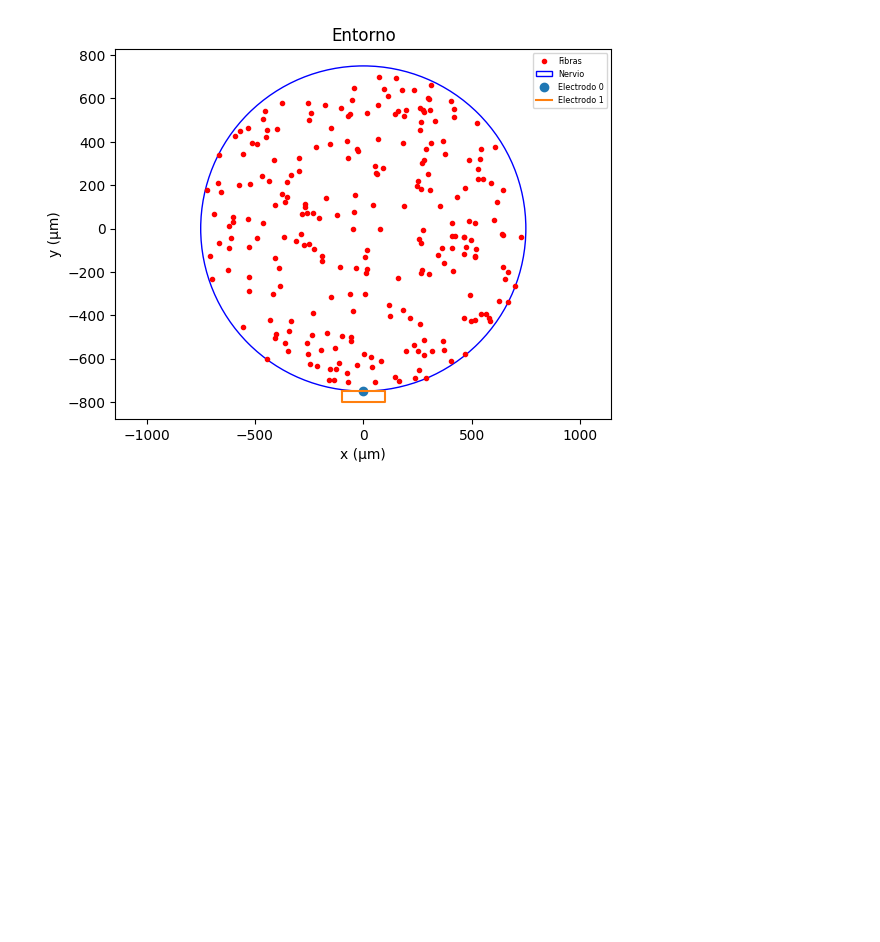
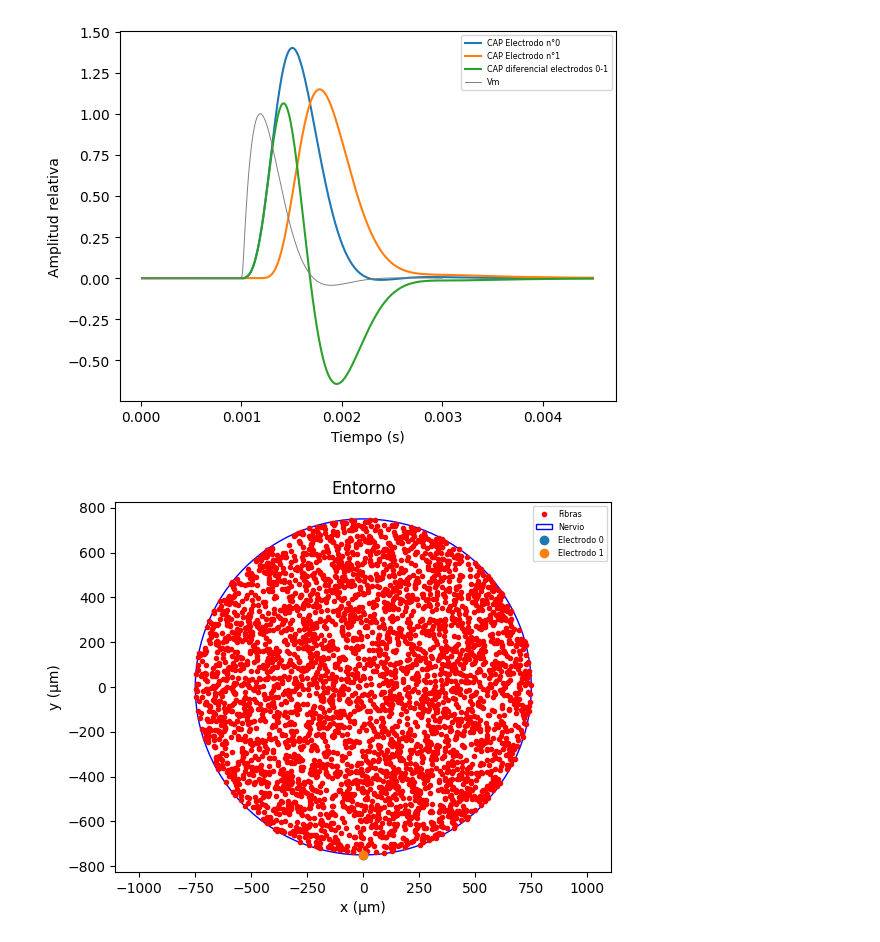
Before and after one commit to rmserra/proyecto-de-graduacion, a Jupyter notebook: prueba.ipynb, the cells around one changed output. Drawn from its saved outputs; the diff is of its cells as text; code cells hidden in the pictures; blank space fills up the shorter version.

Commit message:
Version final de simulacion

```diff
--- a/prueba.ipynb
+++ b/prueba.ipynb
@@ -8,10 +107,52 @@ Ir ejecutando linea por linea, paso por paso
 # %%
-a = simulacion.Entorno(nombre='Experimento_01')
-a.crear_nervio(diametro = 1500,num_fibras=250,metodo_poblacion = 'uniforme_con_superposicion',diametro_fibra=4.5,distancia_nodos=2000,longitud=50000,porcentaje_cobertura=100,var_diametro=1.5,variacion_nodos = 0)
-a.crear_electrodo(tipo='punto',pos_x = 0,pos_y = -750,pos_z = 10000,zona_influencia=4000,grosor=0,funcion = simulacion.funcion_gaussiana)
-a.crear_electrodo(tipo='poligono',lista_coordenadas = [(-100,-750),(100,-750),(100,-800),(-100,-800)],pos_z = 20000,zona_influencia=4000,grosor=0,funcion = simulacion.funcion_gaussiana)
-a.crear_estimulo(tipo_estimulo='potencial_de_accion',frec_muestreo=100000,tiempo_estimulo=0.003,tiempo_inicio = 0.001,frec_corte = 1000,orden_filtro = 2)
+experimento_02 = simulacion.Entorno(nombre = 'Mi_Experimento_02')
+
+experimento_02.crear_nervio(diametro = 1500,
+				                    longitud = 50000,
+				                    num_fibras = 4000,
+				                    diametro_fibra = 4.5,
+				                    var_diametro = 1.5,
+				                    distancia_nodos = 2000,
+									conductividad_transversal=None,
+				                    porcentaje_cobertura=100,
+				                    metodo_poblacion='uniforme_con_superposicion',
+					                semilla=None,
+				                    alfa=7.6,
+				                    velocidad=None,
+				                    variacion_nodos=0,
+				                    distribucion_variacion='uniforme',
+				                    desplazamiento=0)
+
+
+# Primer electrodo
+experimento_02.crear_electrodo(tipo = 'punto',
+								pos_x = 0,
+								pos_y = -750,
+								pos_z = 10000,
+								zona_influencia = 10000,
+								grosor=0,
+								funcion=simulacion.funcion_trapecio)
+
+# Segundo electrodo
+experimento_02.crear_electrodo(tipo = 'punto',
+                               pos_x = 0,
+                               pos_y = -750,
+							   pos_z = 20000,
+							   zona_influencia = 10000,
+							   grosor=0,
+							   funcion=simulacion.funcion_trapecio)
+
+experimento_02.crear_estimulo(tipo_estimulo = 'potencial_de_accion',
+															frec_muestreo = 100000,
+															tiempo_estimulo = 0.003,
+															tiempo_inicio = 0.001,
+															frec_corte = 1000,
+															orden_filtro = 2)
+
+experimento_02.cap()
+experimento_02.cap_diferencial(posicion_1 = 0, posicion_2 = 1)
+experimento_02.graficas()
+experimento_02.dibujar_entorno()
+# %% [output]
+[figure, added]
+[figure, added]
-# %%
-a.dibujar_entorno()
-# %% [output]
-[figure, removed]
```
Also changed, not shown: parts of 12 cells of this notebook, 4 other files.
